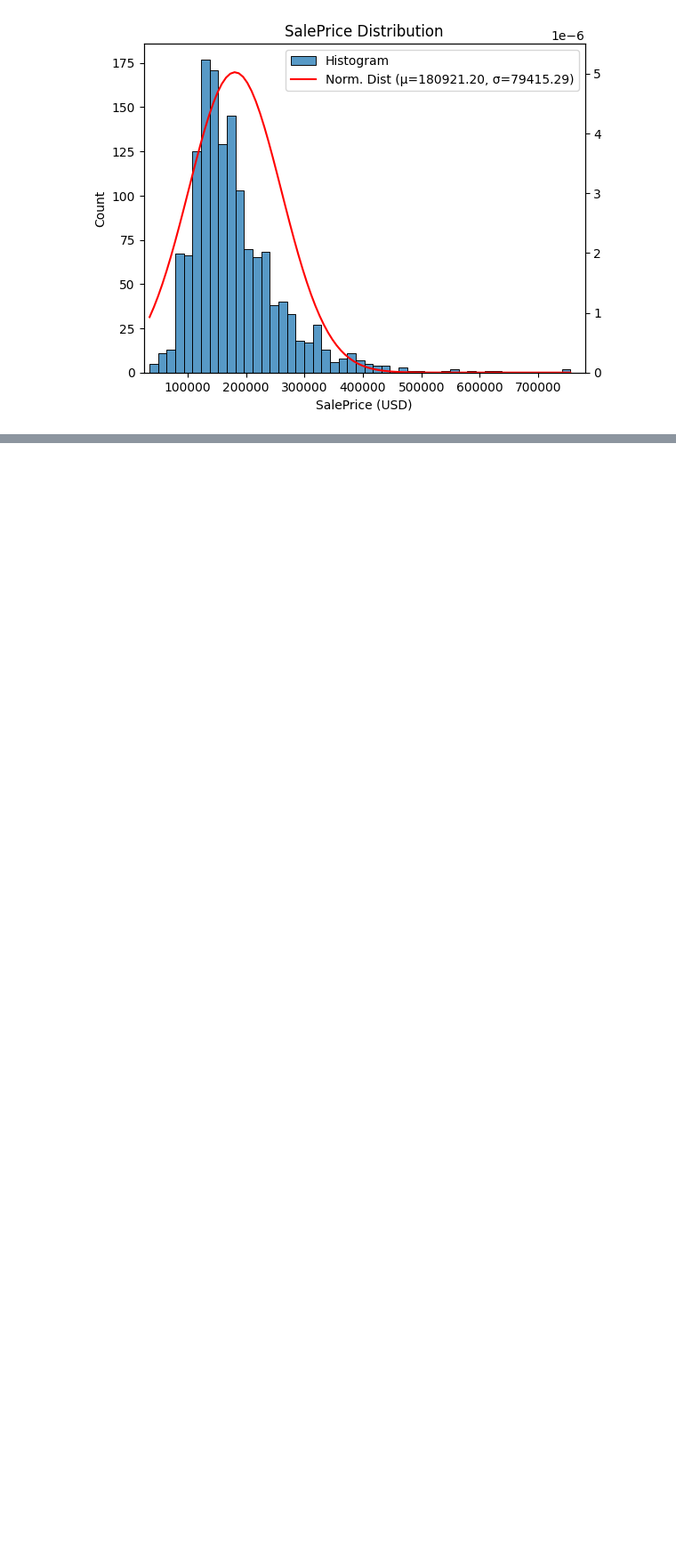
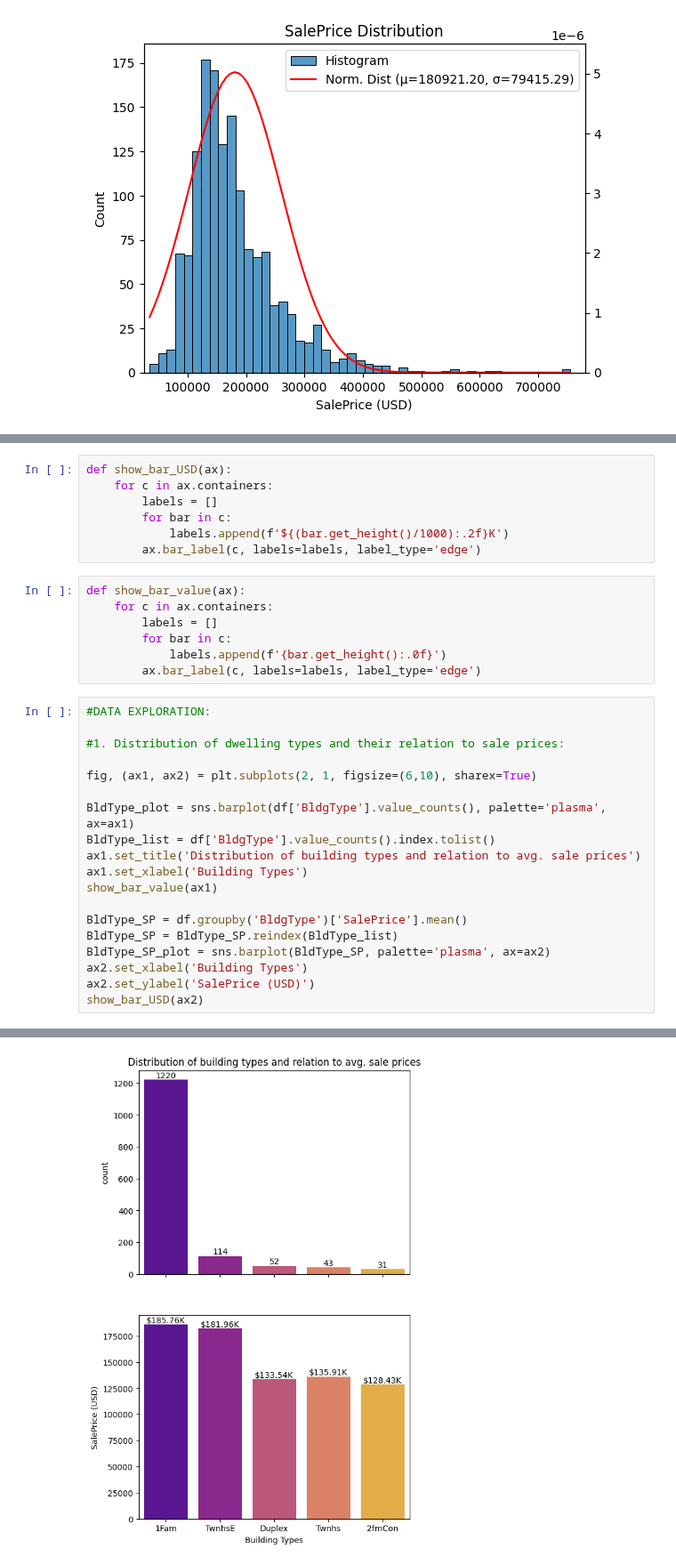
Before and after one commit to huanrafa/ProjectPracticing, a Jupyter notebook: 2023_10(2) House Prices - Advanced Regression Techniques/House prices (self-practice).ipynb, the cells around one changed output, grey strips where cells are left out. Shown at 89% size. Drawn from its saved outputs; the diff is of its cells as text; blank space fills up the shorter version.

```diff
--- a/2023_10(2) House Prices - Advanced Regression Techniques/House prices (self-practice).ipynb
+++ b/2023_10(2) House Prices - Advanced Regression Techniques/House prices (self-practice).ipynb
@@ -326,3 +326,37 @@ ax1.legend(handles = h1+h2)
 # %% [output]
 <matplotlib.legend.Legend at 0x...>
 [figure]
+# %%
+def show_bar_USD(ax):
+    for c in ax.containers:
+        labels = []
+        for bar in c:
+            labels.append(f'${(bar.get_height()/1000):.2f}K')
+        ax.bar_label(c, labels=labels, label_type='edge')
+# %%
+def show_bar_value(ax):
+    for c in ax.containers:
+        labels = []
+        for bar in c:
+            labels.append(f'{bar.get_height():.0f}')
+        ax.bar_label(c, labels=labels, label_type='edge')
+# %%
+#DATA EXPLORATION:
+
+#1. Distribution of dwelling types and their relation to sale prices:
+
+fig, (ax1, ax2) = plt.subplots(2, 1, figsize=(6,10), sharex=True)
+
+BldType_plot = sns.barplot(df['BldgType'].value_counts(), palette='plasma', ax=ax1)
+BldType_list = df['BldgType'].value_counts().index.tolist()
+ax1.set_title('Distribution of building types and relation to avg. sale prices')
+ax1.set_xlabel('Building Types')
+show_bar_value(ax1)
+
+BldType_SP = df.groupby('BldgType')['SalePrice'].mean()
+BldType_SP = BldType_SP.reindex(BldType_list)
+BldType_SP_plot = sns.barplot(BldType_SP, palette='plasma', ax=ax2)
+ax2.set_xlabel('Building Types')
+ax2.set_ylabel('SalePrice (USD)')
+show_bar_USD(ax2)
+# %% [output]
@@ -328,0 +370 @@ ax1.legend(handles = h1+h2)
+[figure, added]
```
Also changed, not shown: parts of 2 cells of this notebook.
